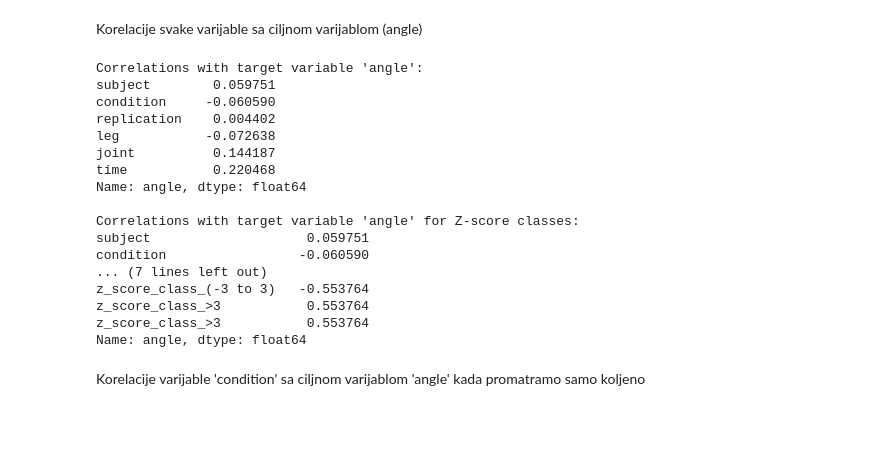
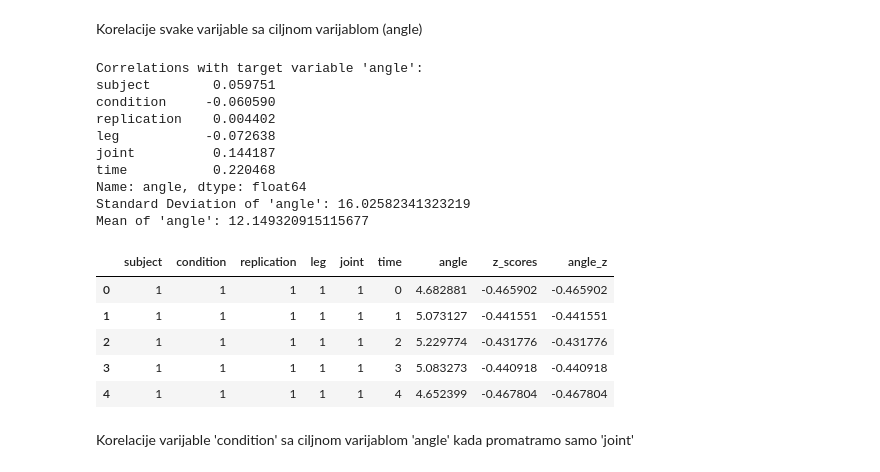
Before and after one commit to prumiha/NOSQLBDA, a Jupyter notebook: zadatak2/main-2.ipynb, the cells around one changed output. Cells and saved outputs as stored; diff of their text form; code cells hidden in the pictures; blank space fills up the shorter version.

```diff
--- a/zadatak2/main-2.ipynb
+++ b/zadatak2/main-2.ipynb
@@ -274,42 +273,41 @@ Skewness (nagnutost distribucije): 1.3795022223153621
 Kurtosis (zaobljenost distribucije): 2.5208141911249182
 # %% [markdown]
 Korelacije svake varijable sa ciljnom varijablom (angle)
+# %%
+categorical_variables = ['subject', 'condition', 'replication', 'leg', 'joint', 'time']
+correlations = data[categorical_variables + ['angle']].corr()['angle'].drop('angle')
+print("\nCorrelations with target variable 'angle':")
+print(correlations)
+
+std_angle = data['angle'].std()
+print(f"Standard Deviation of 'angle': {std_angle}")
+mean_angle = data_with_z['angle'].mean()
+print(f"Mean of 'angle': {mean_angle}")
+# %% [output]
+Correlations with target variable 'angle':
+subject        0.059751
+condition     -0.060590
+replication    0.004402
+leg           -0.072638
+joint          0.144187
+time           0.220468
+Name: angle, dtype: float64
+Standard Deviation of 'angle': 16.02582341323219
+Mean of 'angle': 12.149320915115677
 # %%
-variables = ['subject', 'condition', 'replication', 'leg', 'joint', 'time']
-correlations = data[variables + ['angle']].corr()['angle'].drop('angle')
-print("\nCorrelations with target variable 'angle':")
-print(correlations)
+data_with_z = data.copy()
+data_with_z['angle_z'] = zscore(data_with_z['angle'])
 
-# Categorize Z-scores into classes
-data['z_score_class'] = pd.cut(data['z_scores'], bins=[-float('inf'), -3, 3, float('inf')], labels=['<-3', '(-3 to 3)', '>3'])
-
-# Calculate correlations of specified variables expressed through Z-scores categorized into classes with the target variable 'angle'
-z_score_class_dummies = pd.get_dummies(data['z_score_class'], prefix='z_score_class')
-data = pd.concat([data, z_score_class_dummies], axis=1)
-
-correlations_z_score_class = data[variables + ['z_score_class_<-3', 'z_score_class_(-3 to 3)', 'z_score_class_>3', 'angle']].corr()['angle'].drop('angle')
-print("\nCorrelations with target variable 'angle' for Z-score classes:")
-print(correlations_z_score_class)
+data_with_z.head()
 # %% [output]
-Correlations with target variable 'angle':
-subject        0.059751
-condition     -0.060590
-replication    0.004402
-leg           -0.072638
-joint          0.144187
-time           0.220468
-Name: angle, dtype: float64
-
-Correlations with target variable 'angle' for Z-score classes:
-subject                    0.059751
-condition                 -0.060590
-... (7 lines left out)
-z_score_class_(-3 to 3)   -0.553764
-z_score_class_>3           0.553764
-z_score_class_>3           0.553764
-Name: angle, dtype: float64
+|  | subject | condition | replication | leg | joint | time | angle | z_scores | angle_z |
+| 0 | 1 | 1 | 1 | 1 | 1 | 0 | 4.682881 | -0.465902 | -0.465902 |
+| 1 | 1 | 1 | 1 | 1 | 1 | 1 | 5.073127 | -0.441551 | -0.441551 |
+| 2 | 1 | 1 | 1 | 1 | 1 | 2 | 5.229774 | -0.431776 | -0.431776 |
+| 3 | 1 | 1 | 1 | 1 | 1 | 3 | 5.083273 | -0.440918 | -0.440918 |
+| 4 | 1 | 1 | 1 | 1 | 1 | 4 | 4.652399 | -0.467804 | -0.467804 |
 # %% [markdown]
-Korelacije varijable 'condition' sa ciljnom varijablom 'angle' kada promatramo samo koljeno
+Korelacije varijable 'condition' sa ciljnom varijablom 'angle' kada promatramo samo 'joint'
 # %%
 # Calculate the correlation of 'condition' with the target variable 'angle' for joint == 1
 # Filter data for joint == 1
```
Also changed, not shown: parts of 8 cells of this notebook.
